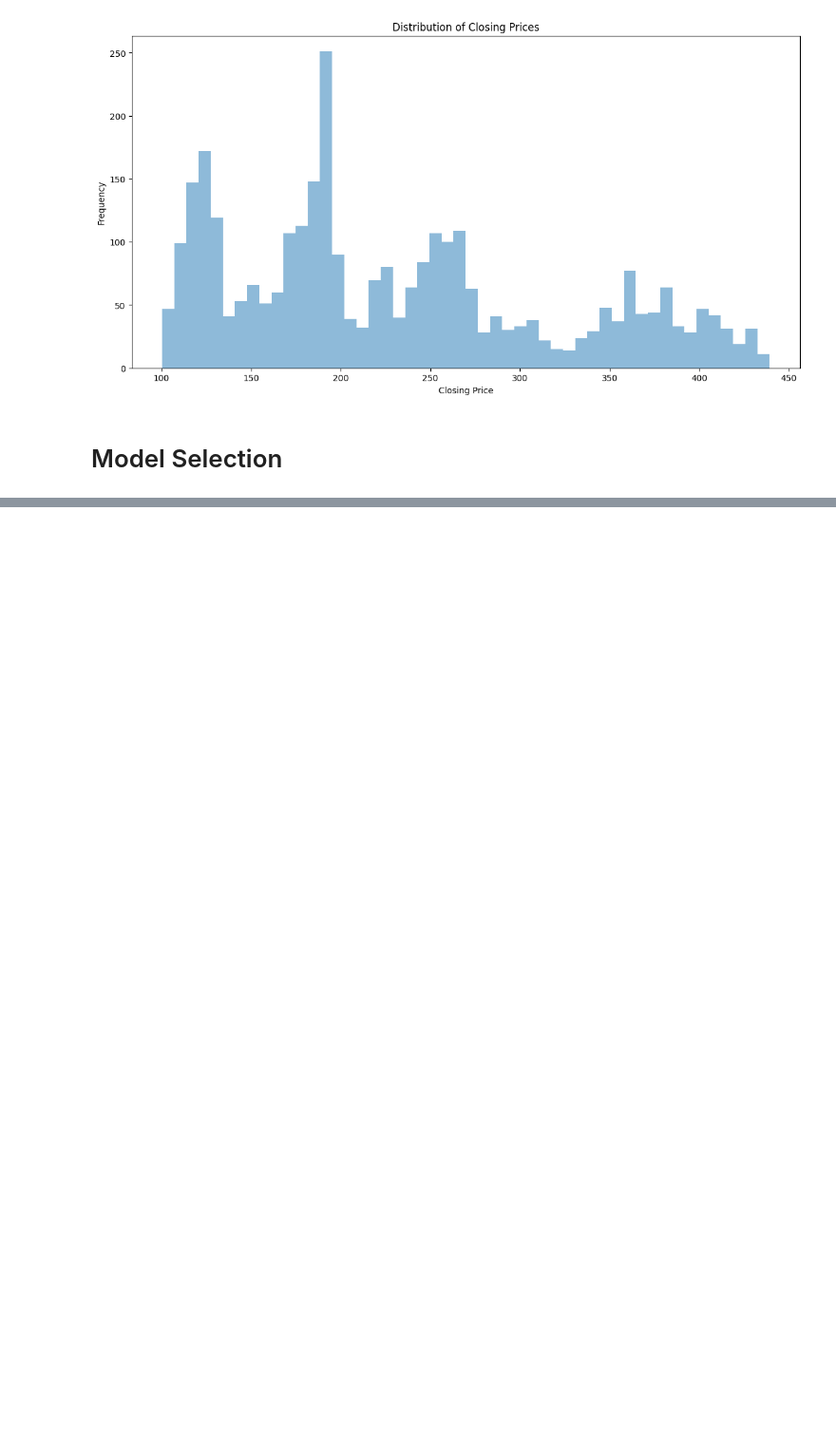
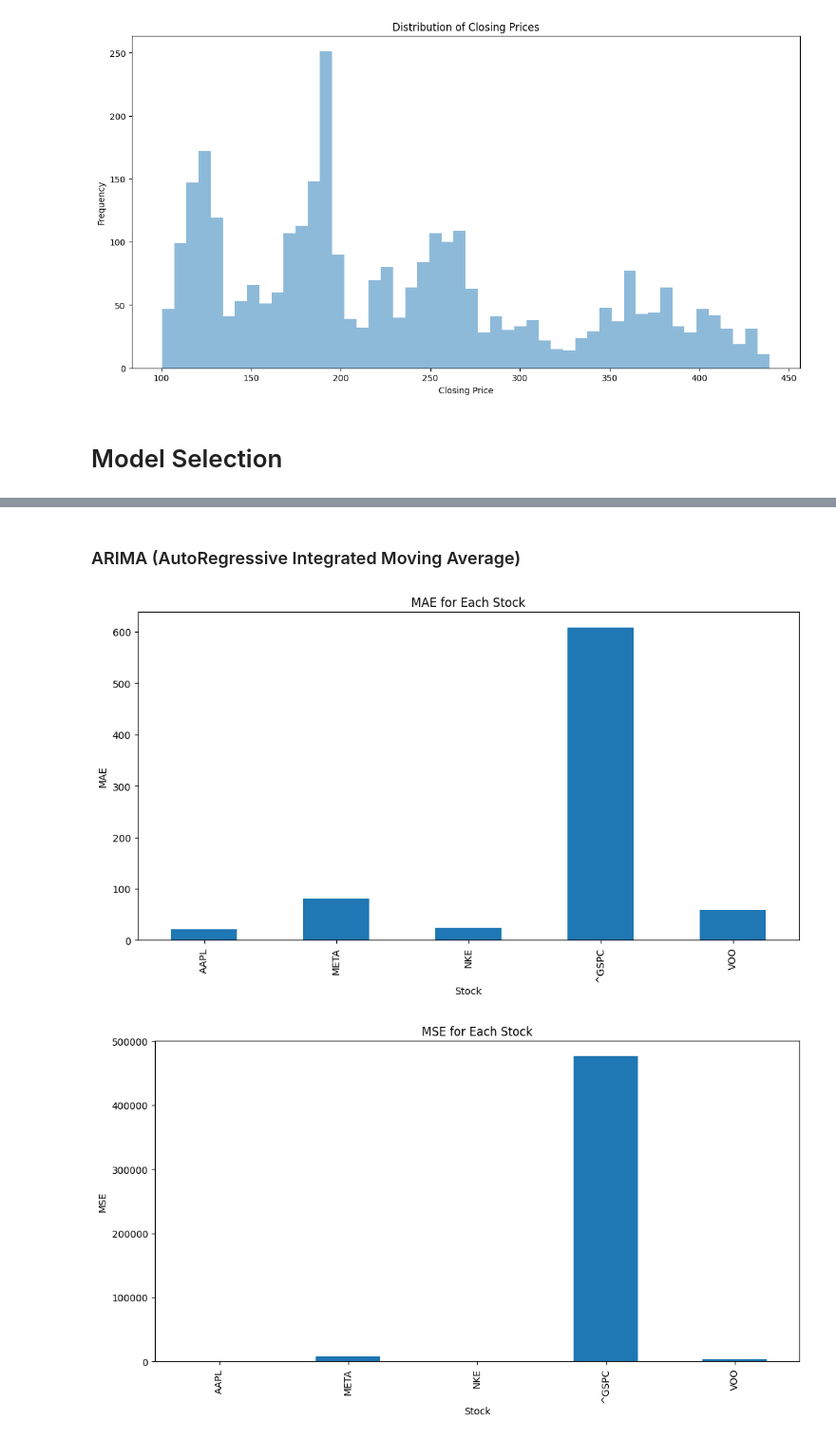
Before and after one commit to Jsosau24/Stock_Prediction_ML_Project, a Jupyter notebook: Stock Predictor.ipynb, the cells around one changed output, grey strips where cells are left out. Shown at 95% size. Saved outputs shown, nothing was run; the diff lists cells and outputs as text; code cells hidden in the pictures; blank space fills up the shorter version.

```diff
--- a/Stock Predictor.ipynb
+++ b/Stock Predictor.ipynb
@@ -435,0 +528,56 @@ plt.show()
+# %% [markdown]
+### ARIMA (AutoRegressive Integrated Moving Average)
+# %%
+# Define a function to train a model on a single stock
+def train_model_arima(stock, data):
+    try:
+        # Drop any rows with missing values
+        data = data.dropna()
+
+        # Split the data into a training set and a test set
+        # We're predicting 'NextClose', so that's our y variable
+        X_train, X_test, y_train, y_test = split_data(data, 'NextClose', 0.2)
+
+        # Specify the order of the ARIMA model
+        # This will depend on your specific data
+        order = (1, 1, 1)
+
+        # Train the model
+        model = ARIMA(y_train, order=order)
+        model_fit = model.fit()
+
+        # Use the model to make predictions on the test set
+        predictions = model_fit.forecast(steps=len(y_test))
+
+        # Evaluate the model
+        mae, mse, rmse = evaluate(predictions, y_test)
+
+        return stock, mae, mse, rmse
+    except Exception as e:
+        return stock, str(e), None, None
+
+def train_wrapper(args):
+    return train_model_arima(*args)
+
+with concurrent.futures.ThreadPoolExecutor() as executor:
+    # Use the executor to map the train_wrapper function to the arguments
+    results = executor.map(train_wrapper, zip(stocks, dta))
+
+# Convert the results to a list
+results_list_ARIMA = list(results)
+
+# Create a DataFrame from the results
+results_df_ARIMA = pd.DataFrame(results_list_ARIMA, columns=['Stock', 'MAE', 'MSE', 'RMSE'])
+
+# Set the stock symbols as the index
+results_df_ARIMA.set_index('Stock', inplace=True)
+
+# Create a bar plot for each metric
+for metric in ['MAE', 'MSE', 'RMSE']:
+    results_df_ARIMA[metric].plot(kind='bar', figsize=(12, 6))
+    plt.title(f'{metric} for Each Stock')
+    plt.ylabel(metric)
+    plt.show()
+# %% [output]
+[figure, added]
+[figure, added]
```
Also changed, not shown: parts of 24 cells of this notebook.
